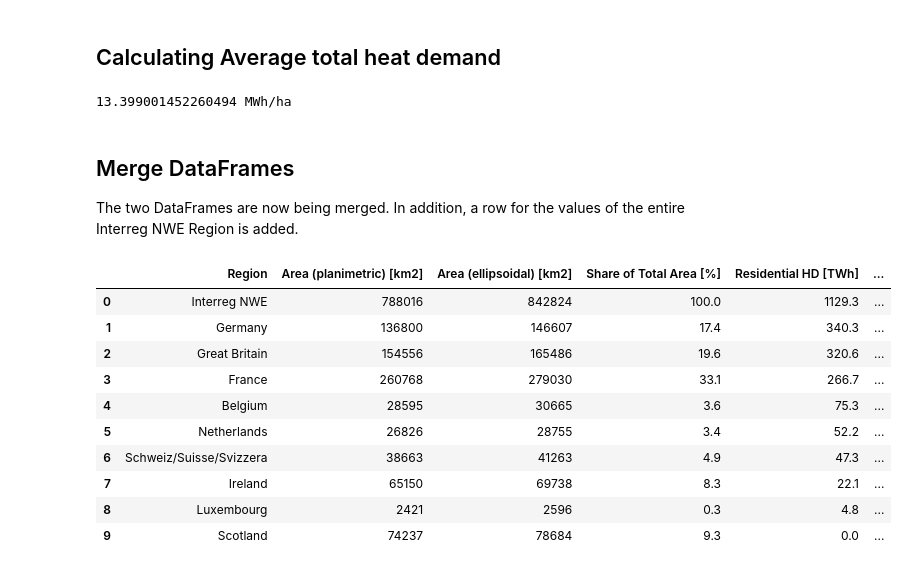
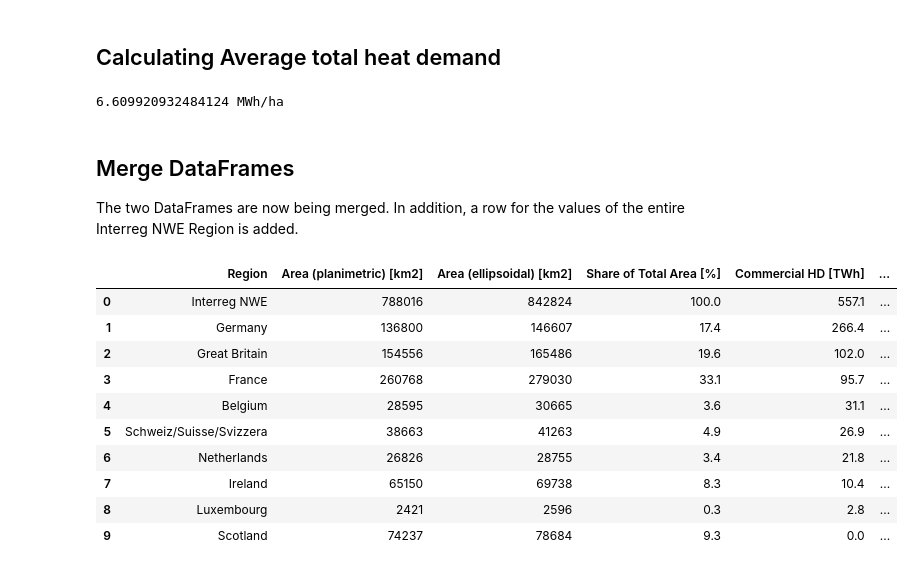
Before and after one commit to AlexanderJuestel/code_collection, a Jupyter notebook: notebooks/heat_demand_mapping/processing_results/Statistical_Evaluation_Commercial_Heat_Demand_Data_NUTS0.ipynb, the cells around one changed output. Cells and saved outputs as stored; diff of their text form; code cells hidden in the pictures.

```diff
--- a/notebooks/heat_demand_mapping/processing_results/Statistical_Evaluation_Residential_Heat_Demand_Data.ipynb
+++ b/notebooks/heat_demand_mapping/processing_results/Statistical_Evaluation_Commercial_Heat_Demand_Data_NUTS0.ipynb
@@ -82,10 +83,10 @@ properties_res_heat[:2]
 A dataframe containing all statistical values is created.
 # %%
 # Creating DataFrame from list of dicts
-df_res_heat = pd.DataFrame(properties_res_heat, index=range(9))
+df_com_heat = pd.DataFrame(properties_com_heat, index=range(9))
 
 # Creating a column called 'Region'
-df_res_heat['Region'] = df_res_heat['NAME_LATN']
+df_com_heat['Region'] = df_com_heat['NAME_LATN']
 # %% [markdown]
 ## Cumulated Heat demand of the entire Interreg NWE region
 
@@ -109,15 +110,15 @@ print(str(df_res_heat_cumulated_hd) + ' TWh')
 The are that is covered by heat is equal to the `count` of pixels of the raster times the resolution (100 m * 100 m) times the conversion factor from m2 to km2. In addition, the `Average of heated area total [MWh/ha]` is equal to `mean`.
 # %%
 # Calculating the area that is covered by heat demand squares
-df_res_heat['Area of heat demand [km2]'] = df_res_heat['count']*100*100*1e-6
+df_com_heat['Area of heat demand [km2]'] = df_com_heat['count']*100*100*1e-6
 
 # Calculating the total Interreg NWE region where a heat demand was calculated
-total_area_of_heat_demand = round(sum(df_res_heat['Area of heat demand [km2]']))
+total_area_of_heat_demand = round(sum(df_com_heat['Area of heat demand [km2]']))
 
-# Creating a new column called 'Average of heated area residential [MWh/ha]'
-df_res_heat['Average of heated area of Residential HD [MWh/ha]'] = df_res_heat['mean']
+# Creating a new column called 'Average of heated area commercial [MWh/ha]'
+df_com_heat['Average of heated area of Commercial HD [MWh/ha]'] = df_com_heat['mean']
 
 
 print(str(total_area_of_heat_demand) + ' km2')
-df_res_heat
+df_com_heat
 # %% [output]
@@ -135,6 +136,6 @@ df_res_heat
 # %%
 # Calculating the average heat demand of the heated area
-average_of_heated_area_total = sum(df_res_heat['mean'])/9
+average_of_heated_area_total = sum(df_com_heat['mean'])/9
 
 print(average_of_heated_area_total)
 # %% [output]
@@ -191,64 +192,64 @@ gdf_interreg_nwe
 # %% [markdown]
 ## Calculating Average total heat demand
 # %%
-# Calculating the average residential heat demand including not heated areas
-average_total_heat_demand = df_res_heat_cumulated_hd/gdf_interreg_nwe_total_area_ellipsoid * 1e4
+# Calculating the average commercial heat demand including not heated areas
+average_total_heat_demand = df_com_heat_cumulated_hd/gdf_interreg_nwe_total_area_ellipsoid * 1e4
 
 print(str(average_total_heat_demand)+' MWh/ha')
 # %% [output]
-13.399001452260494 MWh/ha
+6.609920932484124 MWh/ha
 # %% [markdown]
 ## Merge DataFrames
 
 The two DataFrames are now being merged. In addition, a row for the values of the entire Interreg NWE Region is added.
 # %%
 # Merging DataFrames
-gdf_res_heat = pd.merge(df_res_heat, gdf_interreg_nwe,
+gdf_com_heat = pd.merge(df_com_heat, gdf_interreg_nwe,
                         on=['NUTS_NAME', 'area2'],
                         how='left')
 
 # Calculating the average HD demand per hectare including areas that are not heated
-gdf_res_heat['Average of Residential HD [MWh/ha]'] = gdf_res_heat['Residential HD [TWh]']*1e6/gdf_res_heat['Area (ellipsoidal) [km2]']/100
+gdf_com_heat['Average of Commercial HD [MWh/ha]'] = gdf_com_heat['Commercial HD [TWh]']*1e6/gdf_com_heat['Area (ellipsoidal) [km2]']/100
 
 # Calculating the share of heated heat demand area to the total area
-gdf_res_heat['Share of heated heat demand area [%]'] = gdf_res_heat['Area of heat demand [km2]']/gdf_res_heat['Area (ellipsoidal) [km2]']*100
+gdf_com_heat['Share of heated heat demand area [%]'] = gdf_com_heat['Area of heat demand [km2]']/gdf_com_heat['Area (ellipsoidal) [km2]']*100
 
 # Creating a dict summarizing the the calculated values for the entire Interreg NWE Region
 total_interreg = {'Region': 'Interreg NWE',
                   'Area (planimetric) [km2]': gdf_interreg_nwe_total_area_planimetric,
                   'Area (ellipsoidal) [km2]': gdf_interreg_nwe_total_area_ellipsoid,
                   'Share of Total Area [%]': 100,
-                  'Residential HD [TWh]': df_res_heat_cumulated_hd,
-                  'Share of Residential HD [%]': 100,
-                  'Average of Residential HD [MWh/ha]': average_total_heat_demand,
-                  'Average of heated area of Residential HD [MWh/ha]': average_of_heated_area_total,
+                  'Commercial HD [TWh]': df_com_heat_cumulated_hd,
+                  'Share of Commercial HD [%]': 100,
+                  'Average of Commercial HD [MWh/ha]': average_total_heat_demand,
+                  'Average of heated area of Commercial HD [MWh/ha]': average_of_heated_area_total,
                   'Area of heat demand [km2]': total_area_of_heat_demand,
                   'Share of heated heat demand area [%]': total_area_of_heat_demand/gdf_interreg_nwe_total_area_ellipsoid*100}
 
 # Appending the row to the DataFrame
-gdf_res_heat = gdf_res_heat.append(total_interreg,ignore_index=True)
+gdf_com_heat = gdf_com_heat.append(total_interreg,ignore_index=True)
 
 # Selecting columns
-gdf_res_heat = gdf_res_heat[['Region', 'Area (planimetric) [km2]',
+gdf_com_heat = gdf_com_heat[['Region', 'Area (planimetric) [km2]',
                              'Area (ellipsoidal) [km2]',
                              'Share of Total Area [%]',
-                             'Residential HD [TWh]',
-                             'Share of Residential HD [%]',
-                             'Average of Residential HD [MWh/ha]',
-                             'Average of heated area of Residential HD [MWh/ha]',
+                             'Commercial HD [TWh]',
+                             'Share of Commercial HD [%]',
+                             'Average of Commercial HD [MWh/ha]',
+                             'Average of heated area of Commercial HD [MWh/ha]',
                              'Area of heat demand [km2]',
-                             'Share of heated heat demand area [%]']].sort_values(by='Residential HD [TWh]', ascending=False).reset_index().drop('index', axis=1)
-gdf_res_heat.round(decimals=1)#.style.applymap(lambda x: "background-color: red" if x>0 else "background-color: green")
+                             'Share of heated heat demand area [%]']].sort_values(by='Commercial HD [TWh]', ascending=False).reset_index().drop('index', axis=1)
+gdf_com_heat.round(decimals=1)#.style.applymap(lambda x: "background-color: red" if x>0 else "background-color: green")
 # %% [output]
-|  | Region | Area (planimetric) [km2] | Area (ellipsoidal) [km2] | Share of Total Area [%] | Residential HD [TWh] | ... |
-| 0 | Interreg NWE | 788016 | 842824 | 100.0 | 1129.3 | ... |
-| 1 | Germany | 136800 | 146607 | 17.4 | 340.3 | ... |
-| 2 | Great Britain | 154556 | 165486 | 19.6 | 320.6 | ... |
-| 3 | France | 260768 | 279030 | 33.1 | 266.7 | ... |
-| 4 | Belgium | 28595 | 30665 | 3.6 | 75.3 | ... |
-| 5 | Netherlands | 26826 | 28755 | 3.4 | 52.2 | ... |
-| 6 | Schweiz/Suisse/Svizzera | 38663 | 41263 | 4.9 | 47.3 | ... |
-| 7 | Ireland | 65150 | 69738 | 8.3 | 22.1 | ... |
-| 8 | Luxembourg | 2421 | 2596 | 0.3 | 4.8 | ... |
+|  | Region | Area (planimetric) [km2] | Area (ellipsoidal) [km2] | Share of Total Area [%] | Commercial HD [TWh] | ... |
+| 0 | Interreg NWE | 788016 | 842824 | 100.0 | 557.1 | ... |
+| 1 | Germany | 136800 | 146607 | 17.4 | 266.4 | ... |
+| 2 | Great Britain | 154556 | 165486 | 19.6 | 102.0 | ... |
+| 3 | France | 260768 | 279030 | 33.1 | 95.7 | ... |
+| 4 | Belgium | 28595 | 30665 | 3.6 | 31.1 | ... |
+| 5 | Schweiz/Suisse/Svizzera | 38663 | 41263 | 4.9 | 26.9 | ... |
+| 6 | Netherlands | 26826 | 28755 | 3.4 | 21.8 | ... |
+| 7 | Ireland | 65150 | 69738 | 8.3 | 10.4 | ... |
+| 8 | Luxembourg | 2421 | 2596 | 0.3 | 2.8 | ... |
 | 9 | Scotland | 74237 | 78684 | 9.3 | 0.0 | ... |
 # %%
```
Also changed, not shown: parts of 9 cells of this notebook, 2 other files.
